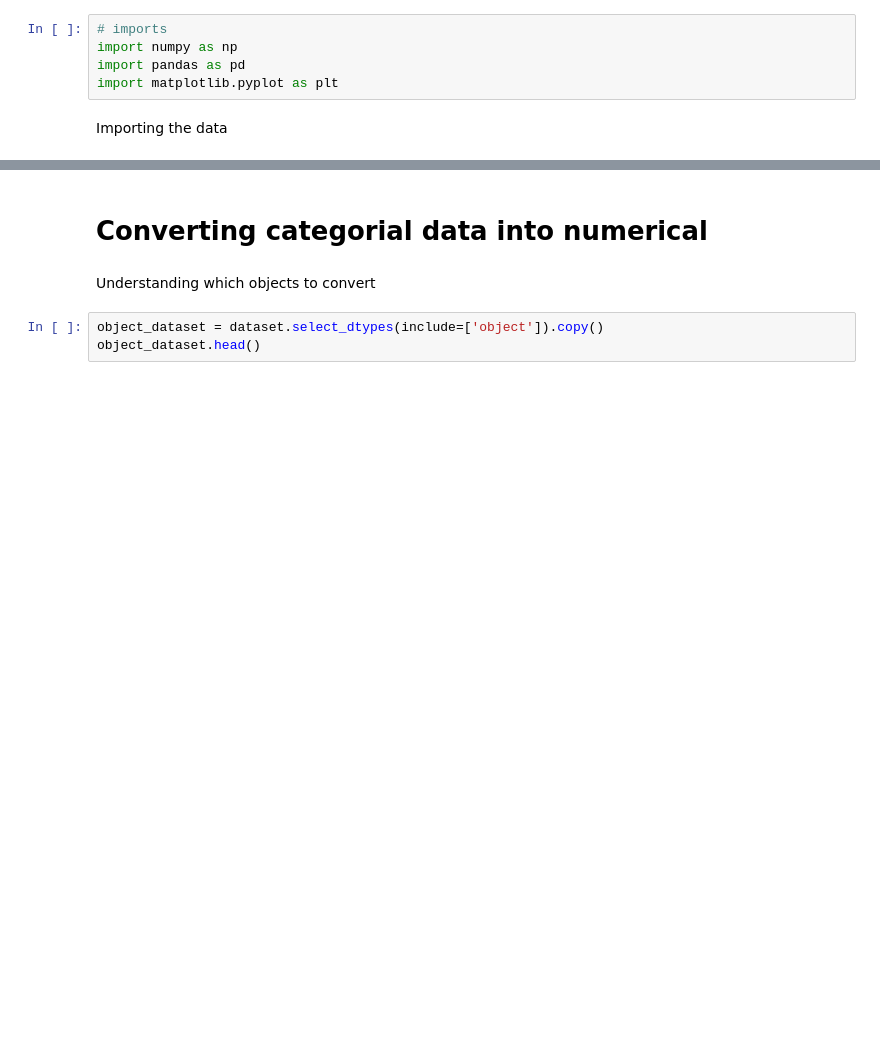
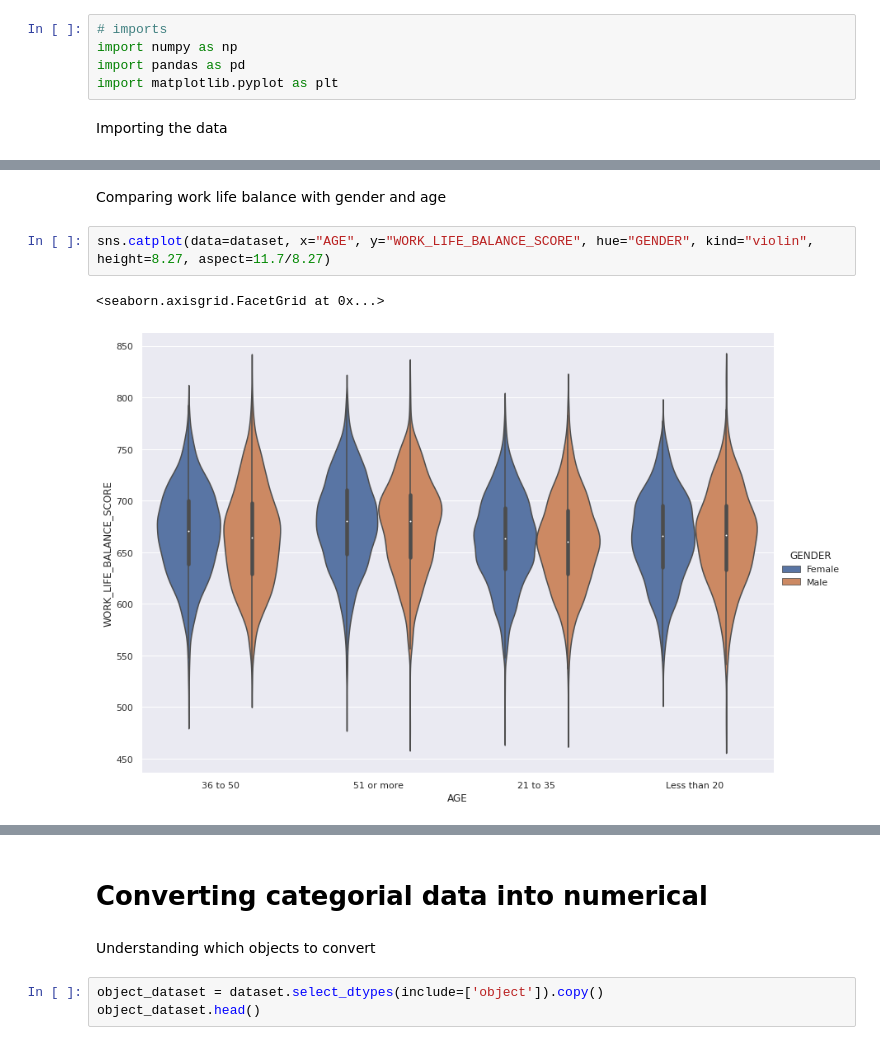
Before and after one commit to revanthmadasu/LifestyleWellbeing, a Jupyter notebook: LifestyleWellbeing.ipynb, the cells around one changed output, grey strips where cells are left out. Cells and saved outputs as stored; diff of their text form; blank space fills up the shorter version.

```diff
--- a/LifestyleWellbeing.ipynb
+++ b/LifestyleWellbeing.ipynb
@@ -14,0 +86,8 @@ y = dataset.iloc[:, -1].values
+# %% [markdown]
+
+Comparing work life balance with gender and age
+# %%
+sns.catplot(data=dataset, x="AGE", y="WORK_LIFE_BALANCE_SCORE", hue="GENDER", kind="violin", height=8.27, aspect=11.7/8.27)
+# %% [output]
+<seaborn.axisgrid.FacetGrid at 0x...>
+[figure, added]
```
Also changed, not shown: parts of 19 cells of this notebook.
